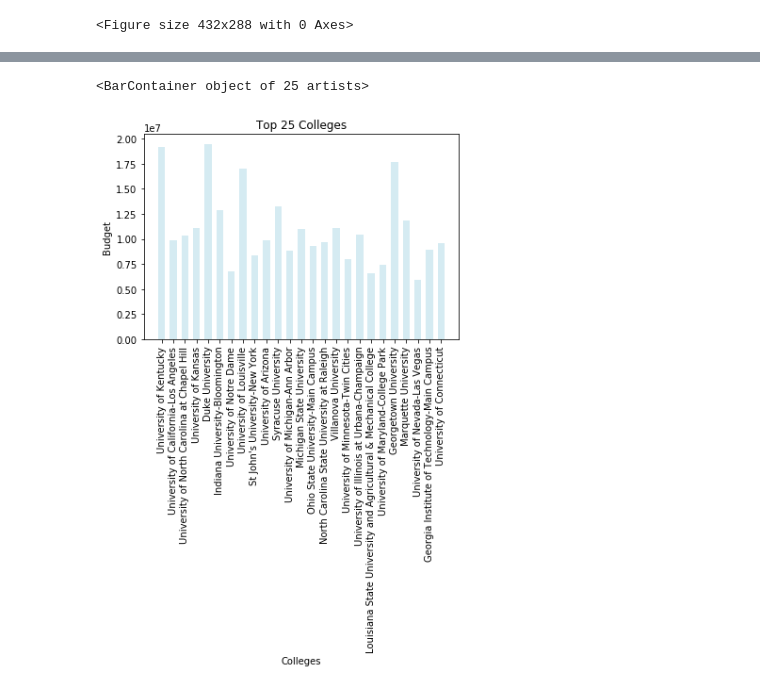
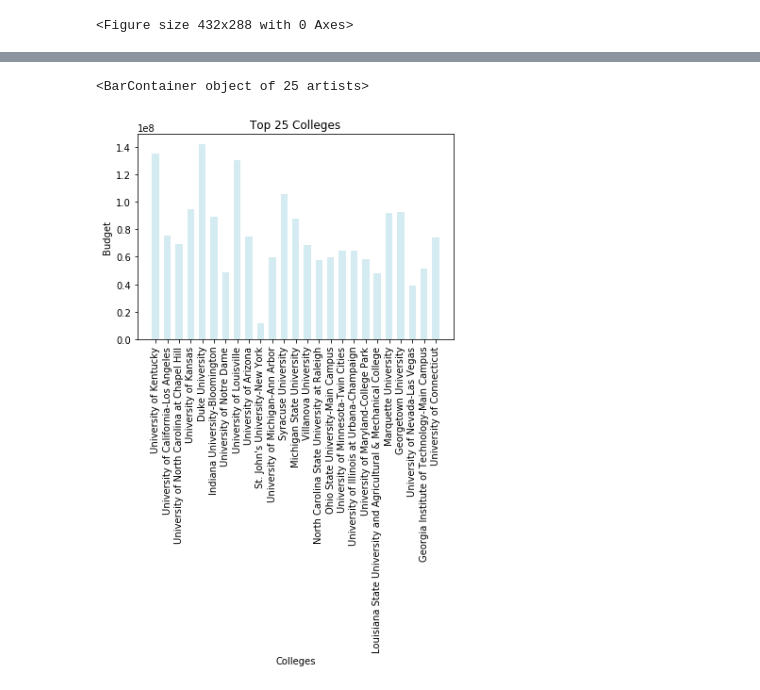
Before and after one commit to reedkm/project_one, a Jupyter notebook: player_heatmap.ipynb, the cells around one changed output, grey strips where cells are left out. Saved outputs shown, nothing was run; the diff lists cells and outputs as text; code cells hidden in the pictures.

Commit message:
Added budgets

```diff
--- a/player_heatmap.ipynb
+++ b/player_heatmap.ipynb
@@ -89,0 +127,4 @@ budget2017_data_basketball_df.dropna().head()
+# %%
+budget2009_data_basketball_df = budget2009_data_basketball_df.reset_index(drop=True)
+budget2010_data_basketball_df = budget2010_data_basketball_df.reset_index(drop=True)
+budget2009_data_basketball_df.head()
@@ -89,0 +138,12 @@ budget2017_data_basketball_df.dropna().head()
+# %%
+#Merge budget data in steps
+budget_data_merged_1 = pd.merge(budget2009_data_basketball_df, budget2010_data_basketball_df, on="institution_name", suffixes=['_2009','_2010'], how="left")
+budget_data_merged_2 = pd.merge(budget2011_data_basketball_df, budget2012_data_basketball_df, on="institution_name", suffixes=['_2011','_2012'], how="left")
+budget_data_merged_3 = pd.merge(budget2013_data_basketball_df, budget2014_data_basketball_df, on="institution_name", suffixes=['_2013','_2014'], how="left")
+budget_data_merged_4 = pd.merge(budget2015_data_basketball_df, budget2016_data_basketball_df, on="institution_name", suffixes=['_2015','_2016'], how="left")
+budget_data_merged_5 = pd.merge(budget_data_merged_1, budget_data_merged_2, on="institution_name", how="left")
+budget_data_merged_6 = pd.merge(budget_data_merged_3, budget_data_merged_4, on="institution_name", how="left")
+budget_data_merged_7 = pd.merge(budget_data_merged_5, budget_data_merged_6, on="institution_name", how="left")
+budget_data_merged_8 = pd.merge(budget_data_merged_7, budget2017_data_basketball_df, on="institution_name", how="left")
+complete_budget_data_merged = budget_data_merged_8.rename(columns={'REVENUE_MENALL_2009':'Revenue_2009',  'EXPENSE_MENALL_2009':'Expense_2009',  'REVENUE_MENALL_2010':'Revenue_2010',  'EXPENSE_MENALL_2010':'Expense_2010',  'REVENUE_MENALL_2011':'Revenue_2011',  'EXPENSE_MENALL_2011':'Expense_2011',  'REVENUE_MENALL_2012':'Revenue_2012',  'EXPENSE_MENALL_2012':'Expense_2012',  'REVENUE_MENALL_2013':'Revenue_2013',  'EXPENSE_MENALL_2013':'Expense_2013',  'REVENUE_MENALL_2014':'Revenue_2014',  'EXPENSE_MENALL_2014':'Expense_2014',  'REVENUE_MENALL_2015':'Revenue_2015',  'EXPENSE_MENALL_2015':'Expense_2015',  'REVENUE_MENALL_2016':'Revenue_2016',  'EXPENSE_MENALL_2016':'Expense_2016',  'REVENUE_MENALL':'Revenue_2017', 'EXPENSE_MENALL':'Expense_2017'})
+complete_budget_data_merged.head()
@@ -234,10 +327,8 @@ plt.savefig("top25colleges.png")
 # %% [output]
 <Figure size 432x288 with 0 Axes>
 # %%
-#budget2017_data_basketball_df
-#top25colleges['college']
-
-
-college_data_merged = pd.merge(top25colleges, budget2017_data_basketball_df, how="left", left_on="college", right_on="institution_name")
-college_data_merged
+#Budget data for top 25 colleges
+top_25_college_budget_merged = pd.merge(top25colleges, complete_budget_data_merged, how="left", left_on="college", right_on="institution_name")
+top_25_college_budget_merged.fillna(0, inplace=True)
+top_25_college_budget_merged.head()
 # %% [output]
@@ -260,0 +342,4 @@ college_data_merged
+# %%
+top_25_college_budget_merged['Total Budget'] = top_25_college_budget_merged['Expense_2009'] + top_25_college_budget_merged['Expense_2010'] + top_25_college_budget_merged['Expense_2011'] + top_25_college_budget_merged['Expense_2012'] + top_25_college_budget_merged['Expense_2013'] + top_25_college_budget_merged['Expense_2014'] + top_25_college_budget_merged['Expense_2015'] + top_25_college_budget_merged['Expense_2016'] + top_25_college_budget_merged['Expense_2017']
+top_25_college_budget_merged['Total Revenue'] = top_25_college_budget_merged['Revenue_2009'] + top_25_college_budget_merged['Revenue_2010'] + top_25_college_budget_merged['Revenue_2011'] + top_25_college_budget_merged['Revenue_2012'] + top_25_college_budget_merged['Revenue_2013'] + top_25_college_budget_merged['Revenue_2014'] + top_25_college_budget_merged['Revenue_2015'] + top_25_college_budget_merged['Revenue_2016'] + top_25_college_budget_merged['Revenue_2017']
+top_25_college_budget_merged.head()
@@ -261,19 +354,17 @@ college_data_merged
 # %%
-#budget2017_data_basketball_df.dtypes
-#top25colleges.dtypes
 
-budget25colleges = college_data_merged['college']
-budget = college_data_merged['EXPENSE_MENALL']
+budget25colleges = top_25_college_budget_merged['college']
+budget = top_25_college_budget_merged['Total Budget']
 width = [5, 10, 15, 20, 25, 30, 35, 40, 45, 50, 55, 60, 65, 70, 75, 80, 85, 90, 95, 100, 105, 110, 115, 120, 125]
 
 plt.title("Top 25 Colleges")
 plt.xlabel("Colleges")
 plt.ylabel("Budget")
 plt.xticks(rotation=90)
 #top25colleges['college']
 
 plt.xticks(width, budget25colleges)
 plt.bar(width, budget, color='lightblue', alpha=0.5, align="center", width=3)
 # %% [output]
 <BarContainer object of 25 artists>
-[figure, old version]
+[figure, new version]
```
Also changed, not shown: parts of 37 cells of this notebook, 12 other files.
